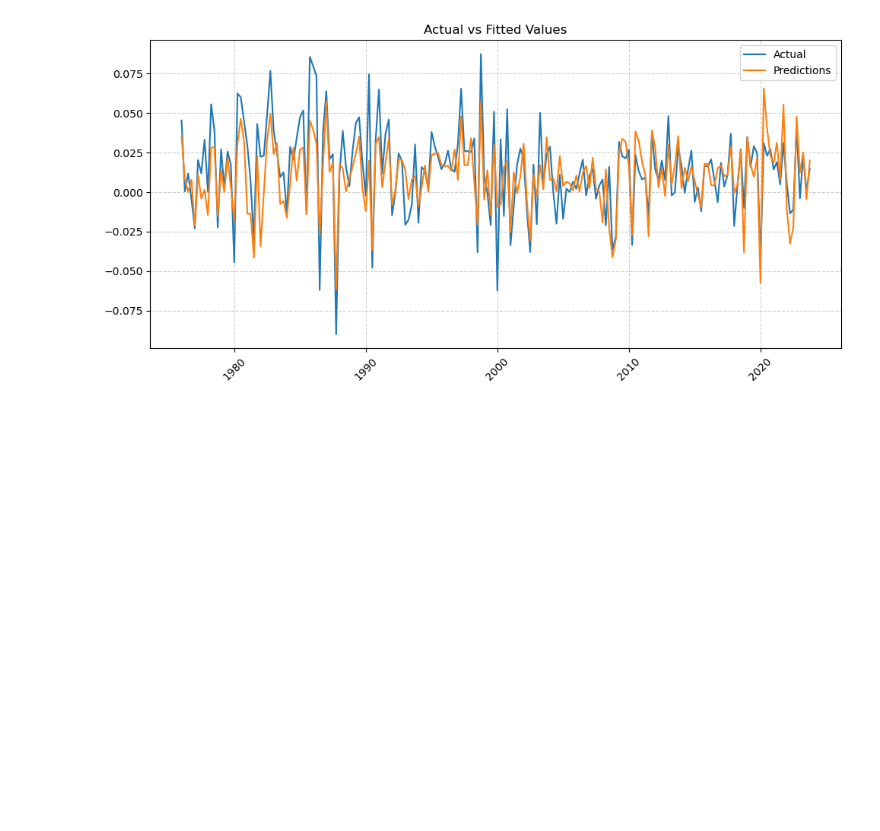
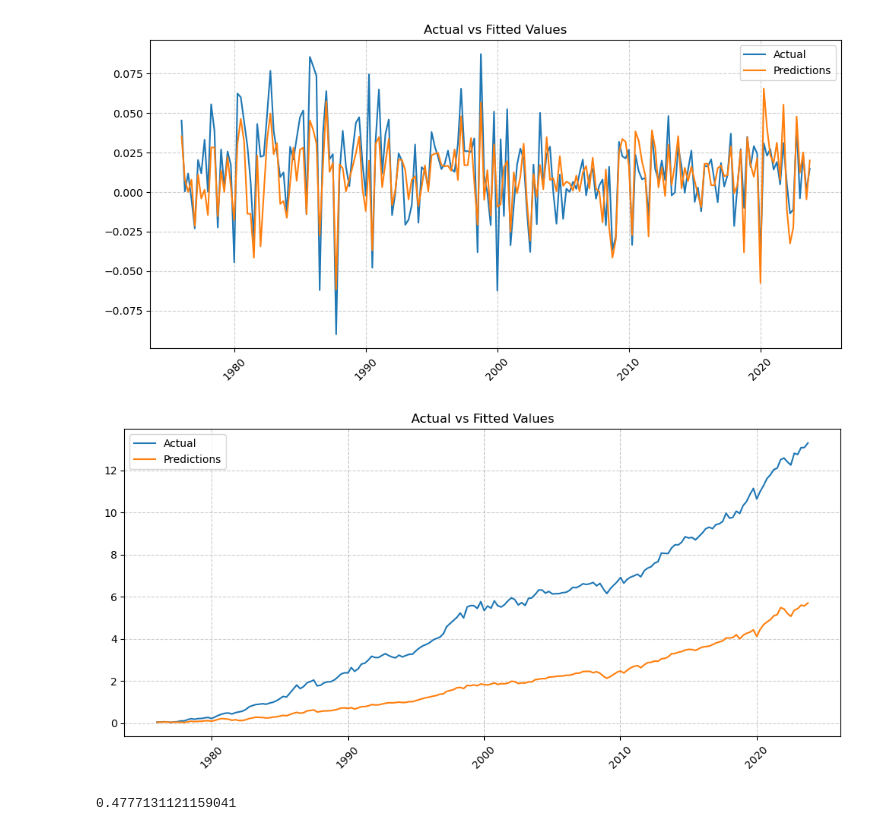
Before and after one commit to Raafayuqaily/TE-Portfolio-Stress-Testing-Final-Project, a Jupyter notebook: Section_5_KB.ipynb, the cells around one changed output. Drawn from its saved outputs; the diff is of its cells as text; code cells hidden in the pictures; blank space fills up the shorter version.

```diff
--- a/Section_5_KB.ipynb
+++ b/Section_5_KB.ipynb
@@ -429,3 +429,25 @@ plt.tight_layout()
 plt.show()
 # %% [output]
 [figure]
+# %%
+model1_preds['actual_returns'] = (1 + model1_preds['Portfolio_Excess_Returns']).cumprod() - 1
+# %%
+model1_preds['pred_cum_ret'] = (1 + model1_preds['Predicted']).cumprod() - 1
+# %%
+fig, axes = plt.subplots(1, 1, figsize=(10, 5))
+
+axes.plot(model1_preds.index, model1_preds['actual_returns'], label='Actual')
+axes.plot(model1_preds.index, model1_preds['pred_cum_ret'], label='Predictions')
+axes.set_title("Actual vs Fitted Values")
+axes.legend()
+axes.grid(True, linestyle='--', alpha=0.6)
+axes.tick_params(axis='x', rotation=45)
+
+plt.tight_layout()
+plt.show()
+# %% [output]
+[figure, added]
+# %%
+scale_factor
+# %% [output]
+0.4777131121159041
```
